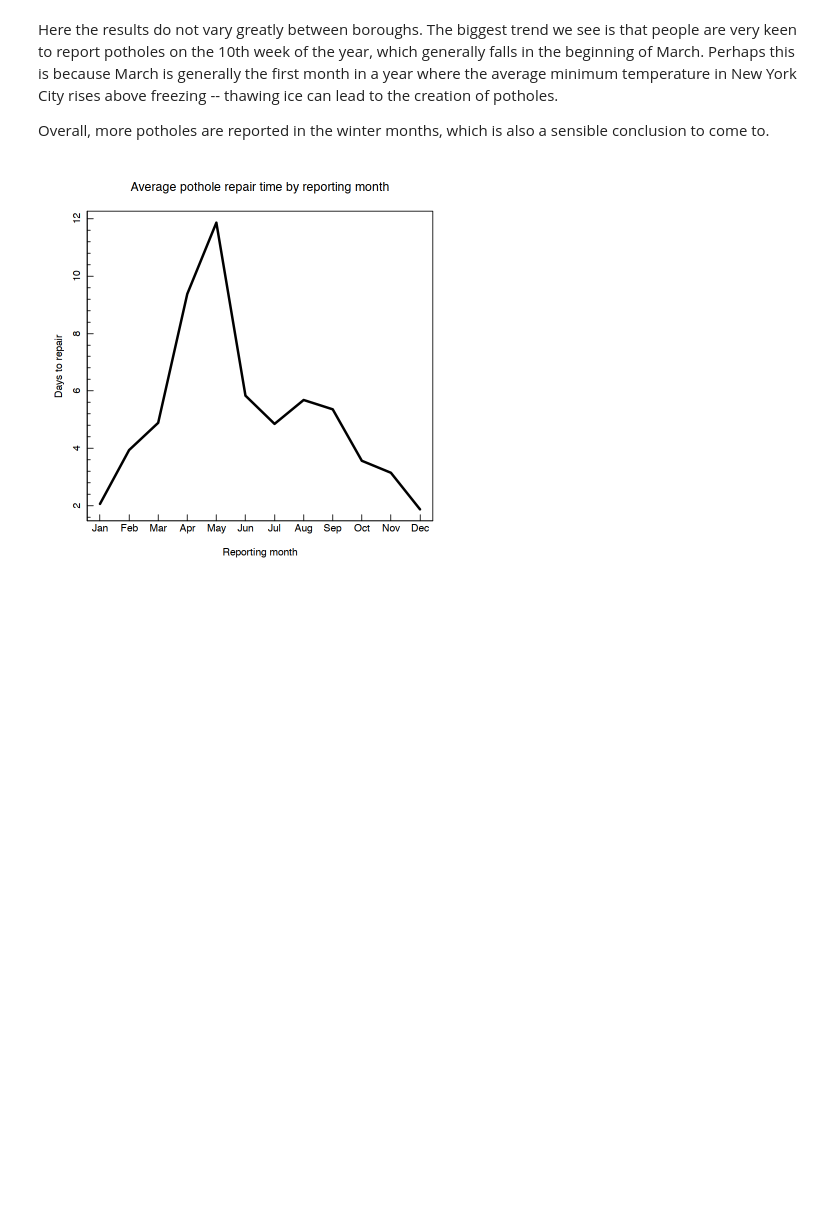
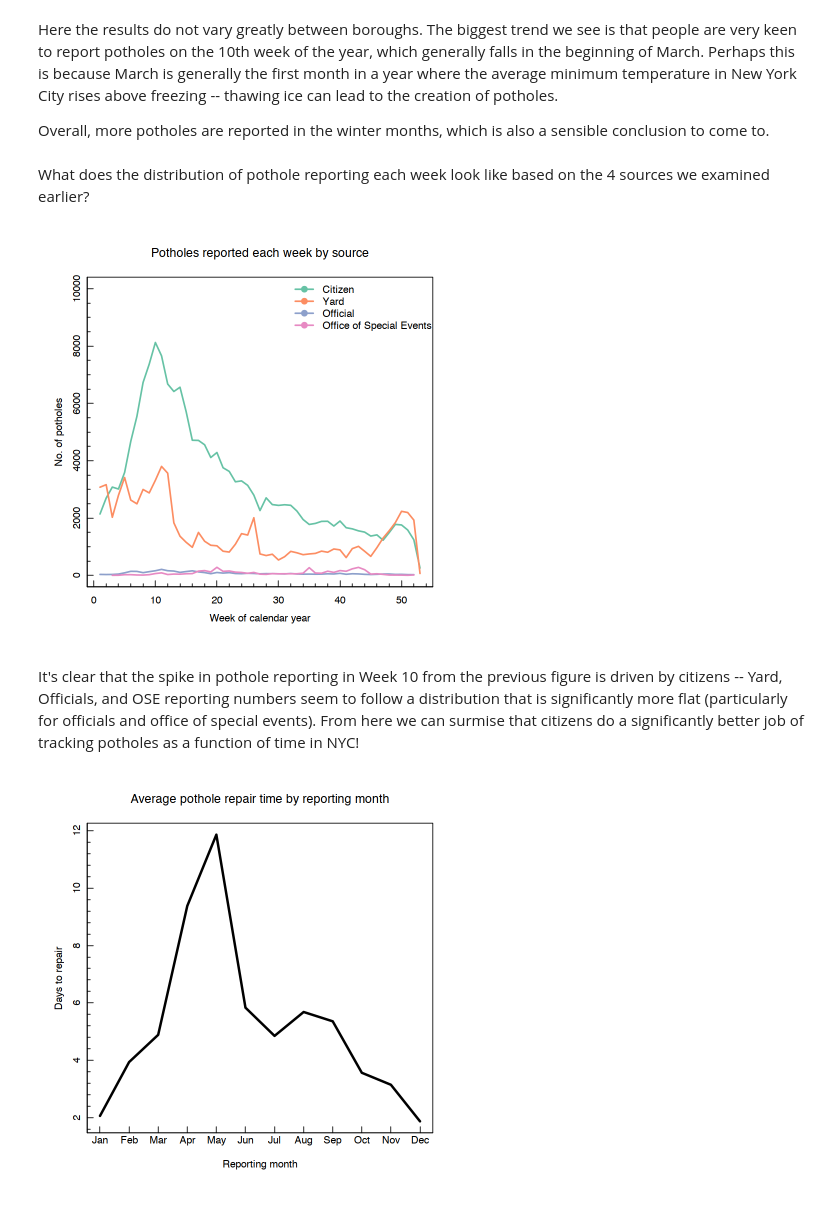
Before and after one commit to malpaslan/NYCPotholes, a Jupyter notebook: potholes.ipynb, the cells around one changed output. Saved outputs shown, nothing was run; the diff lists cells and outputs as text; code cells hidden in the pictures; blank space fills up the shorter version.

```diff
--- a/potholes.ipynb
+++ b/potholes.ipynb
@@ -248,6 +248,18 @@ legend('topright',legend=c("Brooklyn","Manhattan","Queens","Staten Island","Bron
 Here the results do not vary greatly between boroughs. The biggest trend we see is that people are very keen to report potholes on the 10th week of the year, which generally falls in the beginning of March. Perhaps this is because March is generally the first month in a year where the average minimum temperature in New York City rises above freezing -- thawing ice can lead to the creation of potholes.
 
 Overall, more potholes are reported in the winter months, which is also a sensible conclusion to come to.
+# %% [markdown]
+What does the distribution of pothole reporting each week look like based on the 4 sources we examined earlier?
+# %%
+magplot(table(potholes[Source=="CTZ",reportWeek]),type='l',lwd=2,col=srcCols[1],xlab="Week of calendar year", ylab = "No. of potholes", ylim=c(1,10000), main = "Potholes reported each week by source")
+points(table(potholes[Source=="YRD",reportWeek]),type='l',lwd=2,col=srcCols[2])
+points(table(potholes[Source=="OFF",reportWeek]),type='l',lwd=2,col=srcCols[3])
+points(table(potholes[Source=="OSE",reportWeek]),type='l',lwd=2,col=srcCols[4])
+legend('topright',legend=c("Citizen","Yard","Official","Office of Special Events"),col=srcCols,bty='n',lwd=2,pch=19)
+# %% [output]
+[figure, added]
+# %% [markdown]
+It's clear that the spike in pothole reporting in Week 10 from the previous figure is driven by citizens -- Yard, Officials, and OSE reporting numbers seem to follow a distribution that is significantly more flat (particularly for officials and office of special events). From here we can surmise that citizens do a significantly better job of tracking potholes as a function of time in NYC!
 # %%
 monFixTime <- function(x){
     return(mean(potholes[month(mdy(potholes$RptDate))==x,timeToClose]))
```
Also changed, not shown: parts of 1 cell of this notebook.
